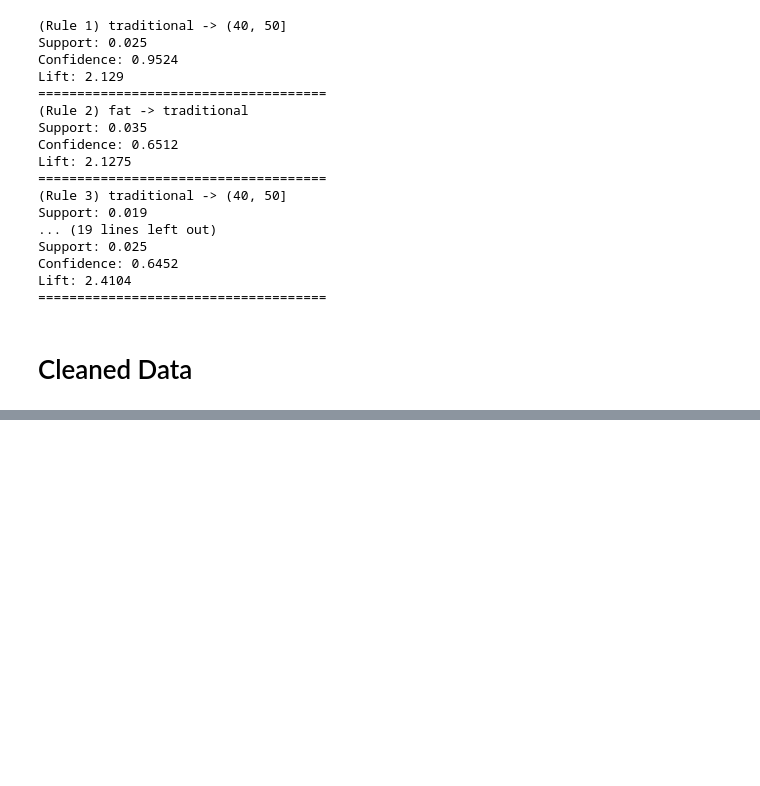
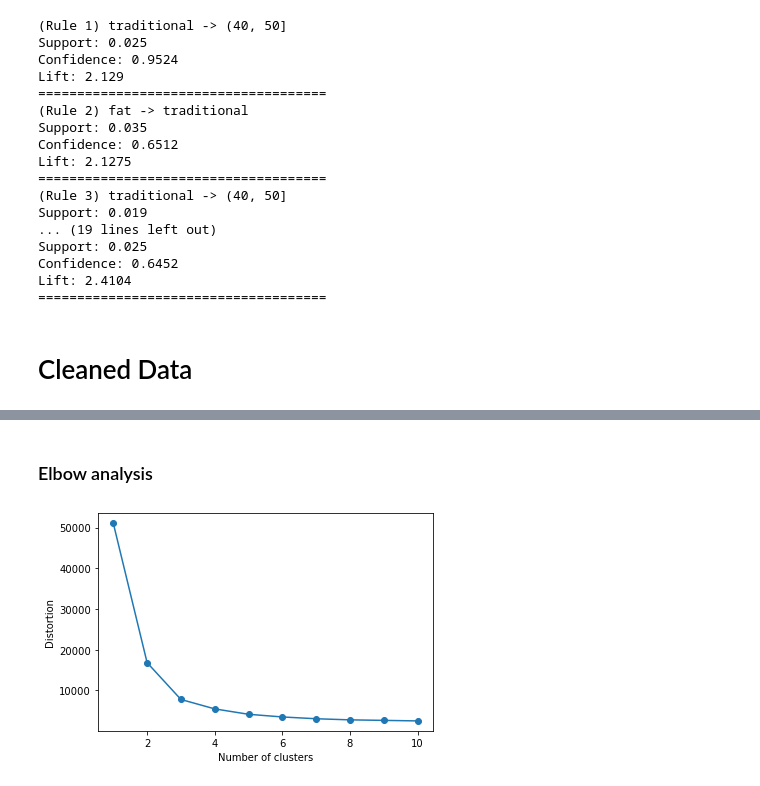
Before and after one commit to CRJoshuaa/Data-Mining-Project, a Jupyter notebook: Project_Joshuaa.ipynb, the cells around one changed output, grey strips where cells are left out. Saved outputs shown, nothing was run; the diff lists cells and outputs as text; code cells hidden in the pictures; blank space fills up the shorter version.

Commit message:
Implemented basic form of Clustering

```diff
--- a/Project_Joshuaa.ipynb
+++ b/Project_Joshuaa.ipynb
@@ -110,6 +114,8 @@ arm_drop=['Date','Time','Age_Range','Race','Gender','Body_Size','With_Kids','Kid
 arm_select1=['Basket_Size','Basket_colour','Washer_No','Dryer_No','Wash_Item']
 arm_select2=['Gender','Body_Size','Age_Group','Attire','Kids_Category','Spectacles']
 
+cluster_select=['Race','Gender','Body_Size','Age_Range','With_Kids','Kids_Category','Basket_Size']
+
 def drop_arm(df):
     return df.drop(columns=arm_drop)
 
@@ -118,6 +124,9 @@ def select_arm1(df):
 
 def select_arm2(df):
     return df[arm_select2]
+
+def select_cluster(df):
+    return df[cluster_select]
 # %% [markdown]
 # Applying ARM
 # %%
@@ -317,15 +326,17 @@ Lift: 2.4104
 # %% [markdown]
 # Cleaned Data
 # %%
-cleaned=(df.pipe(change_to_date)
+cluster=(df.pipe(change_to_date)
         .pipe(get_day_col)
         .pipe(get_month_col)
         .pipe(fill_age)
-        .pipe(bin_age)
         .pipe(fill_withKids_yes)
         .pipe(fill_withKids_no)
         .pipe(drop_no)
-        #.pipe(fill_null_val)
+        .pipe(fill_null_val)
         .pipe(W6_big)
+        .pipe(select_cluster)
+        .pipe(bin_age)
+
 
     )
@@ -375,0 +383,3 @@ Name: Kids_Category, dtype: int64
+# %%
+cluster_dum=pd.get_dummies(cluster,drop_first=True)
+cluster_dum.columns
@@ -375,0 +399,27 @@ Name: Kids_Category, dtype: int64
+# %% [markdown]
+### Elbow analysis
+# %%
+distortions = []
+
+# your codes here...
+for i in range(1,11):
+    km=KMeans(
+        n_clusters=i,
+        init='random',
+        n_init=10,
+        max_iter=300,
+        tol=1e-4,
+        random_state=0
+    )
+    km.fit(cluster_dum)
+    distortions.append(km.inertia_)
+
+# plot
+plt.plot(range(1, 11), distortions, marker='o')
+plt.xlabel('Number of clusters')
+plt.ylabel('Distortion')
+plt.show()
+
+##conclusion, use k=2(elbow)
+# %% [output]
+[figure, added]
```
Also changed, not shown: parts of 10 cells of this notebook.
